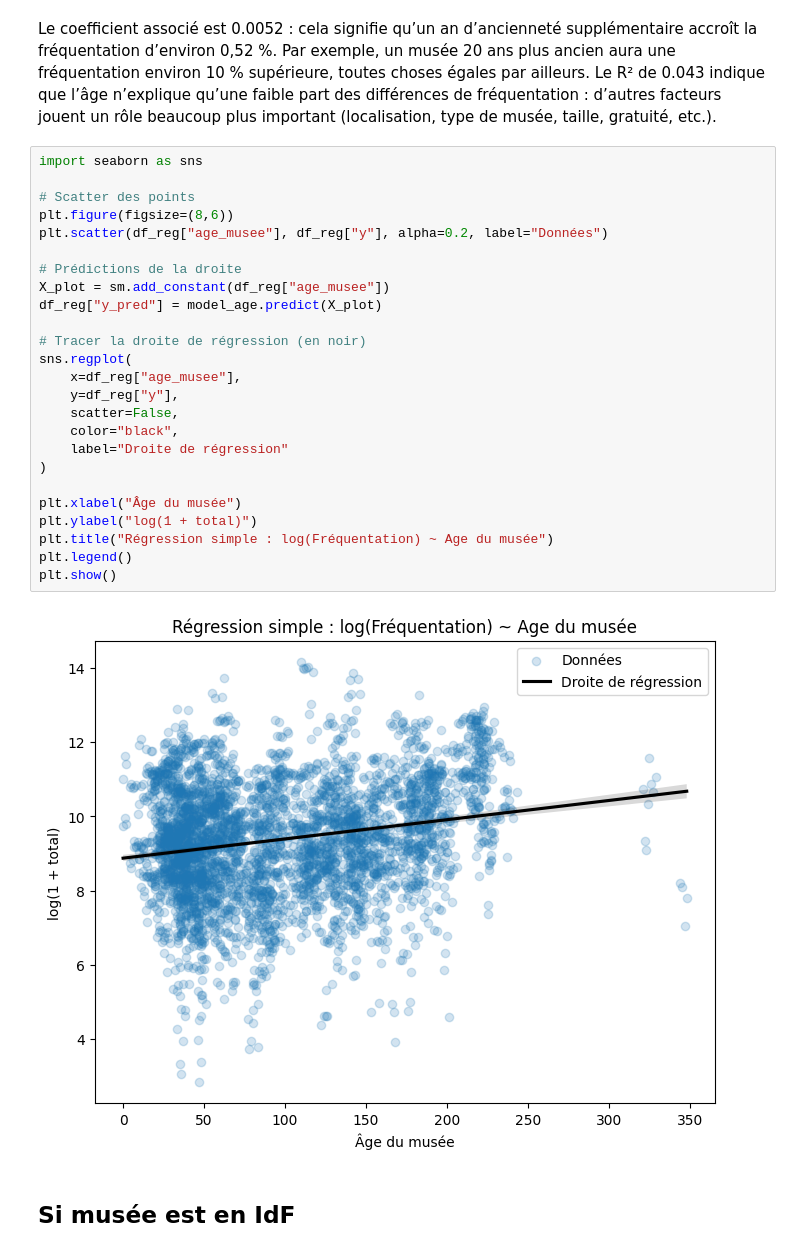
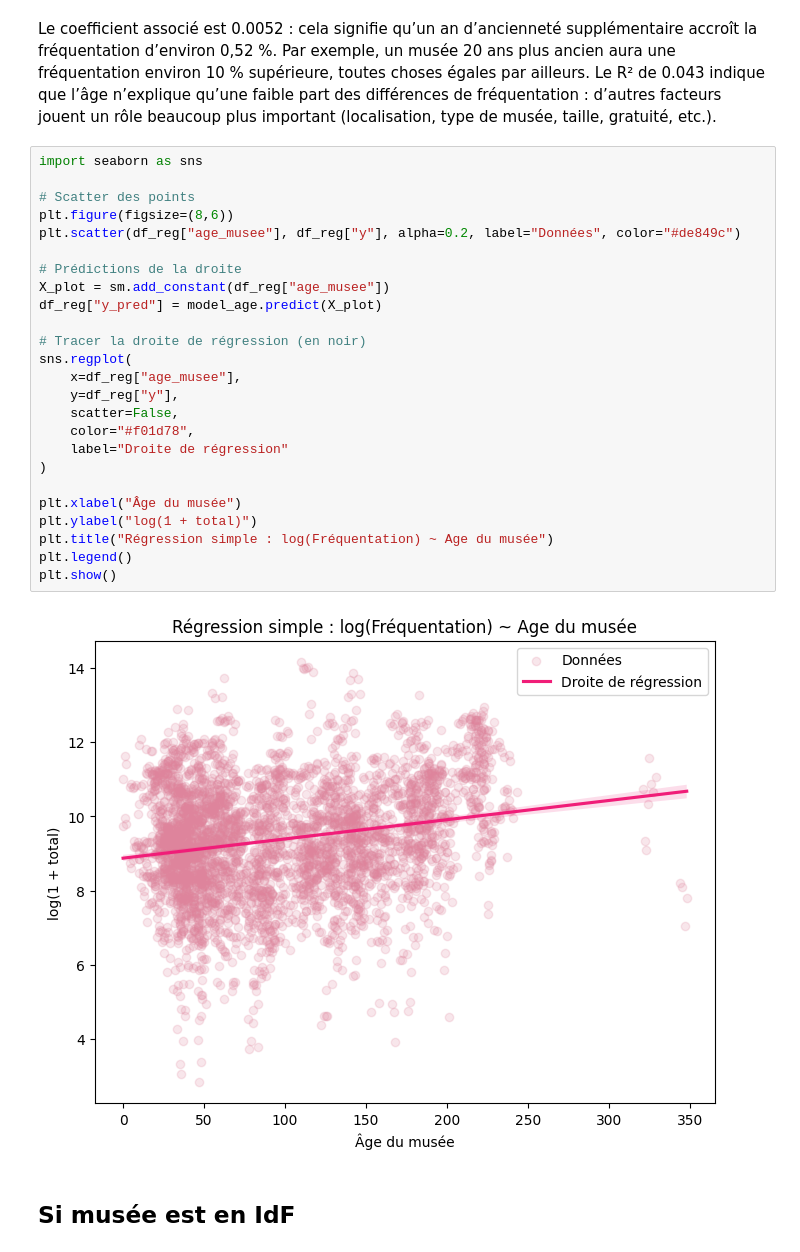
Before and after one commit to emmabezombes/prediction-musee, a Jupyter notebook: notebook/notebook_musees_test_valou.ipynb, the cells around one changed output. Drawn from its saved outputs; the diff is of its cells as text.

```diff
--- a/notebook/notebook_musees_test_valou.ipynb
+++ b/notebook/notebook_musees_test_valou.ipynb
@@ -405,30 +405,30 @@ Le R² de 0.043 indique que l’âge n’explique qu’une faible part des diff
 # %%
 import seaborn as sns
 
 # Scatter des points
 plt.figure(figsize=(8,6))
-plt.scatter(df_reg["age_musee"], df_reg["y"], alpha=0.2, label="Données")
+plt.scatter(df_reg["age_musee"], df_reg["y"], alpha=0.2, label="Données", color="#de849c")
 
 # Prédictions de la droite
 X_plot = sm.add_constant(df_reg["age_musee"])
 df_reg["y_pred"] = model_age.predict(X_plot)
 
 # Tracer la droite de régression (en noir)
 sns.regplot(
     x=df_reg["age_musee"],
     y=df_reg["y"],
     scatter=False,
-    color="black",
+    color="#f01d78",
     label="Droite de régression"
 )
 
 plt.xlabel("Âge du musée")
 plt.ylabel("log(1 + total)")
 plt.title("Régression simple : log(Fréquentation) ~ Age du musée")
 plt.legend()
 plt.show()
 # %% [output]
-[figure, old version]
+[figure, new version]
 # %% [markdown]
 ## Si musée est en IdF
 # %%
```
Also changed, not shown: parts of 14 cells of this notebook.
